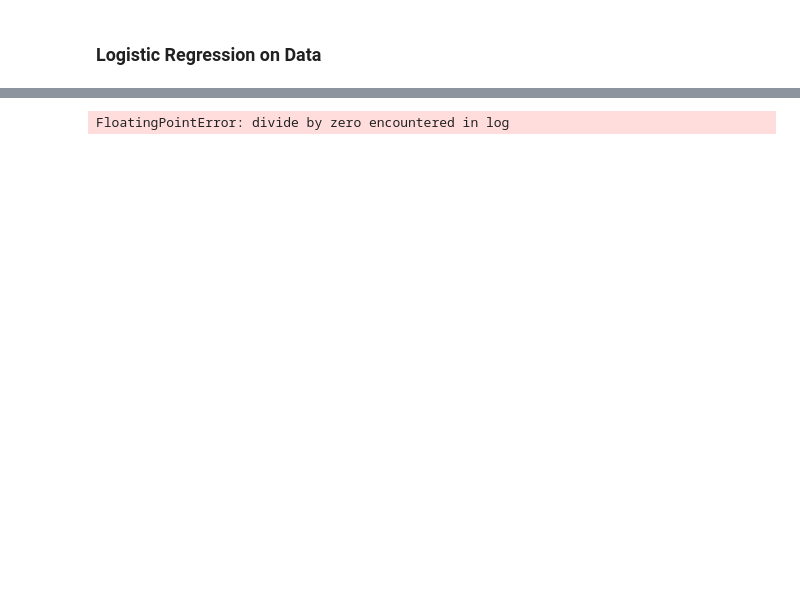
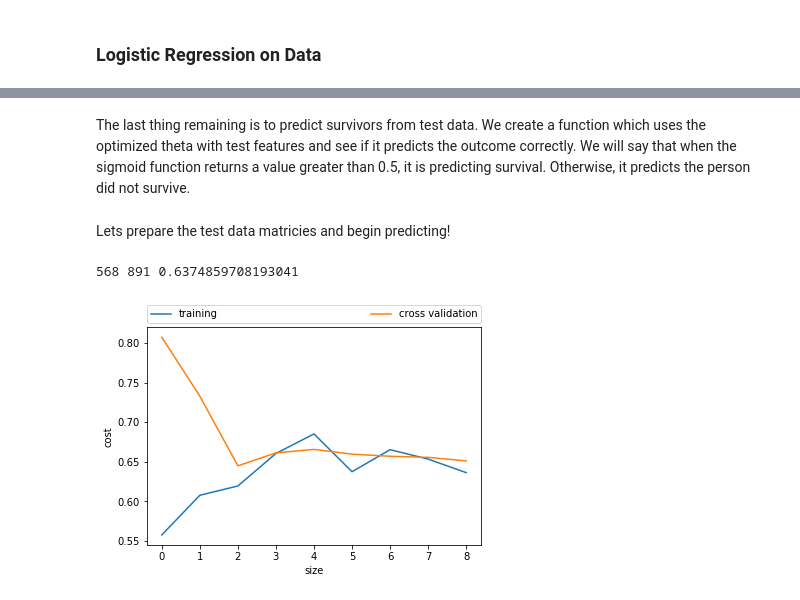
Before and after one commit to VeerpalBrar/ML-Algorithms-from-Scratch, a Jupyter notebook: Logistic Regression on Titanic Dataset.ipynb, the cells around one changed output, grey strips where cells are left out. Saved outputs shown, nothing was run; the diff lists cells and outputs as text; code cells hidden in the pictures; blank space fills up the shorter version.

Commit message:
add learning curves

```diff
--- a/Logistic Regression on Titanic Dataset.ipynb
+++ b/Logistic Regression on Titanic Dataset.ipynb
@@ -99 +130,4 @@ data_train.sample(200)
+# %%
+train=data_train.sample(frac=0.8,random_state=200)
+cross=data_train.drop(train.index)
 # %%
@@ -195,7 +239,58 @@ To do gradient decent, we will use an optimization function from the scipy libra
 # %%
 import scipy.optimize as opt
-opt_theta = opt.fmin_tnc(func=cost_function, x0=theta, fprime=gradient, args = (X, Y))
-
-cost(opt_theta[0], X, Y)
+def train(theta, X, Y, lambd):
+    opt_theta = opt.fmin_tnc(func=cost_function, x0=theta, fprime=gradient, args = (X, Y, lambd))
+    opt_theta = np.matrix(opt_theta[0])
+    return opt_theta
+opt_theta = train(theta, X, Y, 1)
+#print(cost_function(opt_theta, X, Y, lambd))
-# %% [output]
-FloatingPointError: divide by zero encountered in log
+# %% [markdown]
+The last thing remaining is to predict survivors from test data. We create a function which uses the optimized theta with test features and see if it predicts the outcome correctly. We will say that when the sigmoid function returns a value greater than 0.5, it is predicting survival. Otherwise, it predicts the person did not survive.
+# %%
+def predict(theta, X):
+    theta = np.matrix(theta)
+    probability = sigmoid(X * theta.T)
+    return [1 if x >= 0.5 else 0 for x in probability]
+# %% [markdown]
+Lets prepare the test data matricies and begin predicting!
+# %%
+#data_test.insert(0, 'Ones', 1) # add column of ones for matrix multiplication later
+#test_Y = data_test["Survived"]
+#test_X = np.matrix(test_X.values)
+#test_Y = np.matrix(test_Y.values)
+predictions = predict(np.matrix(opt_theta[0]), X)
+correct = 0
+for i in range(X.shape[0]):
+    if predictions[i] == Y[:, i]:
+        correct +=1
+print(correct, X.shape[0], correct/X.shape[0])
+# %% [output]
+568 891 0.6374859708193041
+# %%
+def learningcurve(X, Y, crossX, crossY):
+    error_train = [0]*9;
+    error_val = [0]*9;
+    value = 0
+    for i in range(10, 100 , 10):
+        x1 = X[0:i, :]
+        y1 = Y[:, 0:i]
+
+        theta = np.zeros(x1.shape[1])
+        theta = np.matrix(theta)
+        theta = train(theta, x1, y1,0)
+
+        error_train[value] = cost_function(theta,x1, y1, 0)
+        error_val[value] = cost_function(theta, crossX, crossY, 0)
+        value+=1
+    return error_train, error_val
+train_curve, cross_curve = learningcurve(X, Y, crossX, crossY)
+import matplotlib.pyplot as plt
+plt.plot(train_curve, label="training")
+plt.plot(cross_curve, label="cross validation")
+plt.legend(bbox_to_anchor=(0., 1.02, 1., .102), loc=3,
+           ncol=2, mode="expand", borderaxespad=0.)
+plt.ylabel('cost')
+plt.xlabel('size')
+plt.show()
+# %% [output]
+[figure, added]
```
Also changed, not shown: parts of 12 cells of this notebook.
